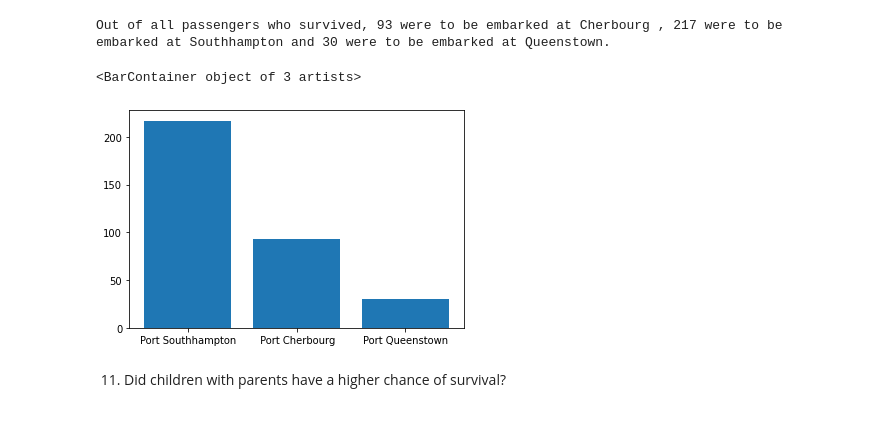
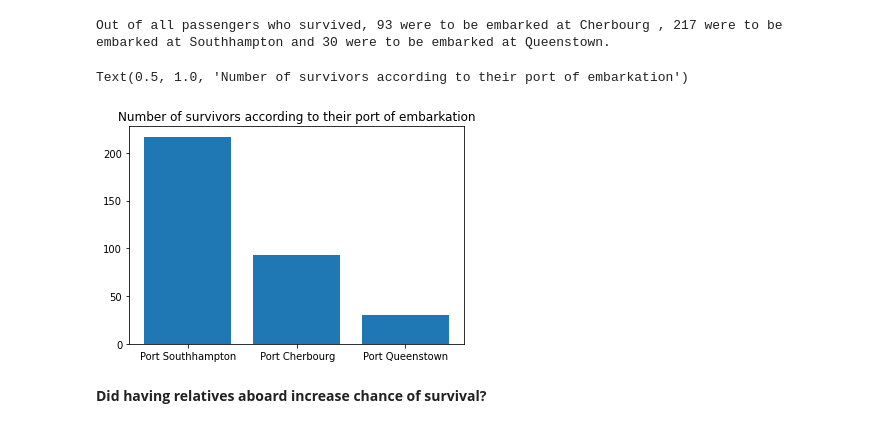
Before and after one commit to Abinaya-J/Udacity_Intro_to_Data_Analysis, a Jupyter notebook: Project_1_Titanic_Data.ipynb, the cells around one changed output. Cells and saved outputs as stored; diff of their text form; code cells hidden in the pictures.

```diff
--- a/Project_1_Titanic_Data.ipynb
+++ b/Project_1_Titanic_Data.ipynb
@@ -297,9 +298,8 @@ Out of all passengers who survived, 93 were to be embarked at Cherbourg , 217 we
 # %%
 names=['Port Southhampton',' Port Cherbourg','Port Queenstown']
 values=[Port_S_s.sum(),Port_C_s.sum(),Port_Q_s.sum()]
 plt.bar(names,values)
+plt.title('Number of survivors according to their port of embarkation')
 # %% [output]
-<BarContainer object of 3 artists>
+Text(0.5, 1.0, 'Number of survivors according to their port of embarkation')
-[figure, old version]
+[figure, new version]
-# %% [markdown]
-11. Did children with parents have a higher chance of survival?
@@ -310,0 +306,2 @@ titanic_df_new[titanic_df_new['Survived'] == '1'].groupby('Age')['Parch'].sum()
+# %% [markdown]
+**Did having relatives aboard increase chance of survival?**
```
Also changed, not shown: parts of 32 cells of this notebook.
